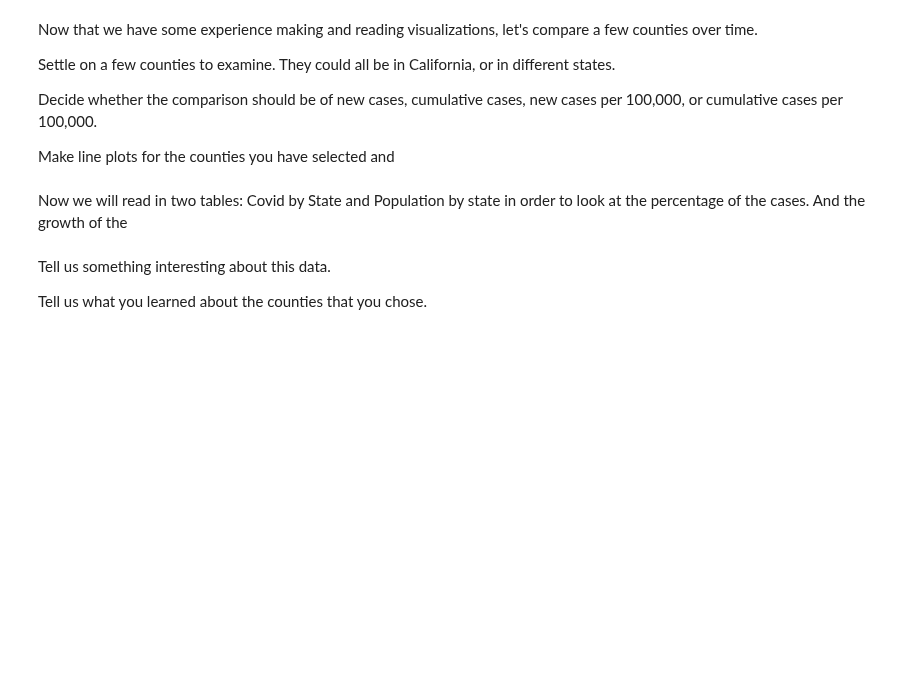
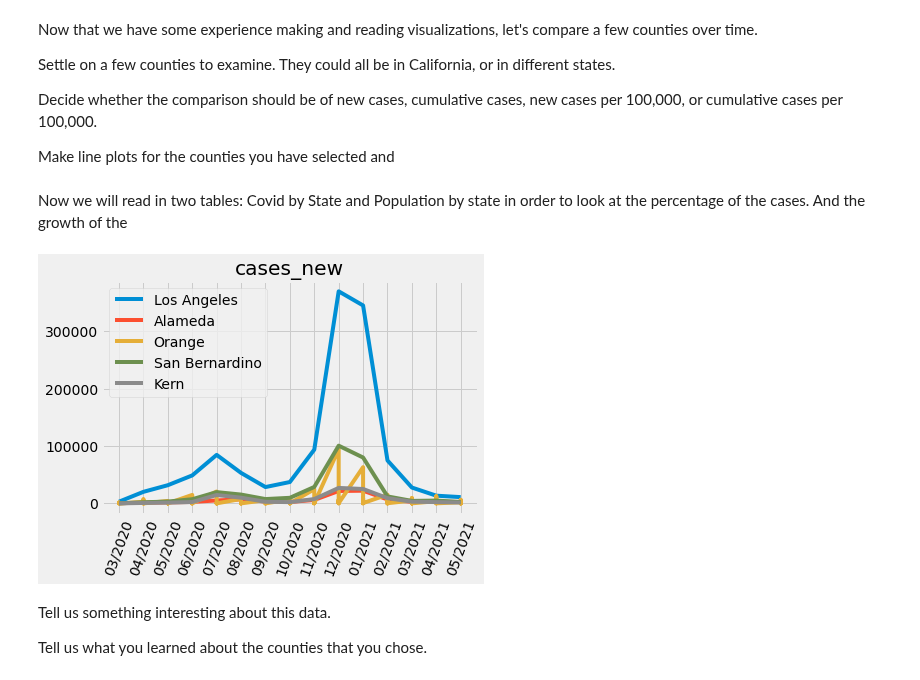
Before and after one commit to ds-modules/BUDS-SU21-Dev, a Jupyter notebook: Project_2/COVID/COVID.ipynb, the cells around one changed output. Saved outputs shown, nothing was run; the diff lists cells and outputs as text; code cells hidden in the pictures; blank space fills up the shorter version.

Commit message:
line plots added

```diff
--- a/Project_2/COVID/COVID.ipynb
+++ b/Project_2/COVID/COVID.ipynb
@@ -11,6 +11,25 @@ from ipywidgets import interact, Dropdown
 import matplotlib.pyplot as plt
 import numpy as np
 plt.style.use('fivethirtyeight')
+# %%
+def plot(date, col):
+
+    """Plots the COL values for selected county accross months in DATE"""
+
+    plt.plot(my_county[date], my_county[col])
+    plt.xticks(rotation=70);
+
+
+def plot_counties(counties, to_compare):
+
+    """Makes a lineplot for all the counties in COUNTIES, plots the
+    statistics for the desired column TO_COMPARE"""
+
+    for county in counties:
+        dta = covid_us.where("County", are.contained_in(county))
+        plt.plot(dta['Date'], dta[to_compare], label=county)
+        plt.xticks(rotation=70)
+        plt.legend();
 # %% [markdown]
 # Covid-19
 # %% [markdown]
@@ -488,3 +511,13 @@ Now we will read in two tables: Covid by State and Population by state in order
+# %%
+# KEY
+select_counties = ["Los Angeles", "Alameda", "Orange", "San Bernardino", "Kern"]
+
+column_to_compare = 'cases_new'
+
+plot_counties(select_counties, column_to_compare)
+plt.title(column_to_compare);
+# %% [output]
+[figure, added]
 # %%
 #FIX: NEED CODE SNIPPETS FOR THIS
 # %% [markdown]
```
Also changed, not shown: parts of 4 cells of this notebook.
